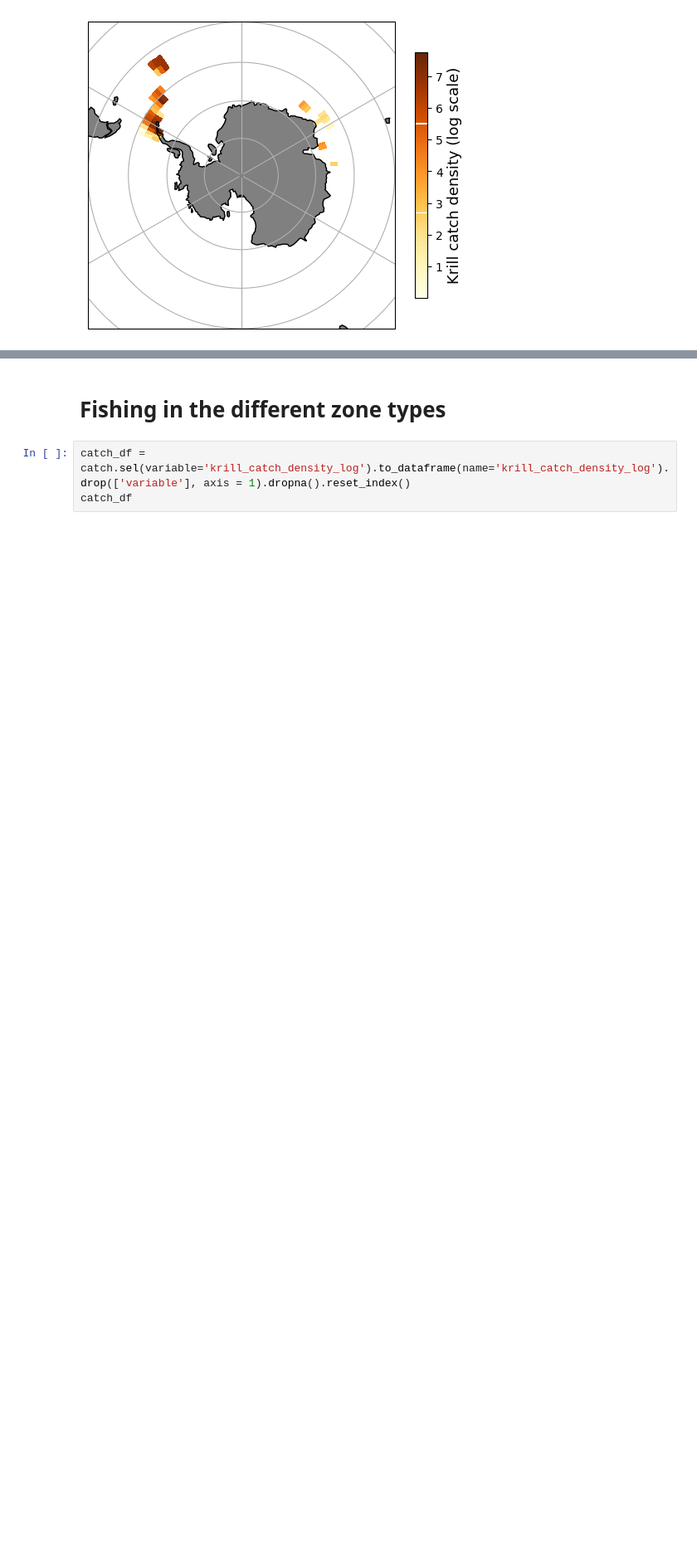
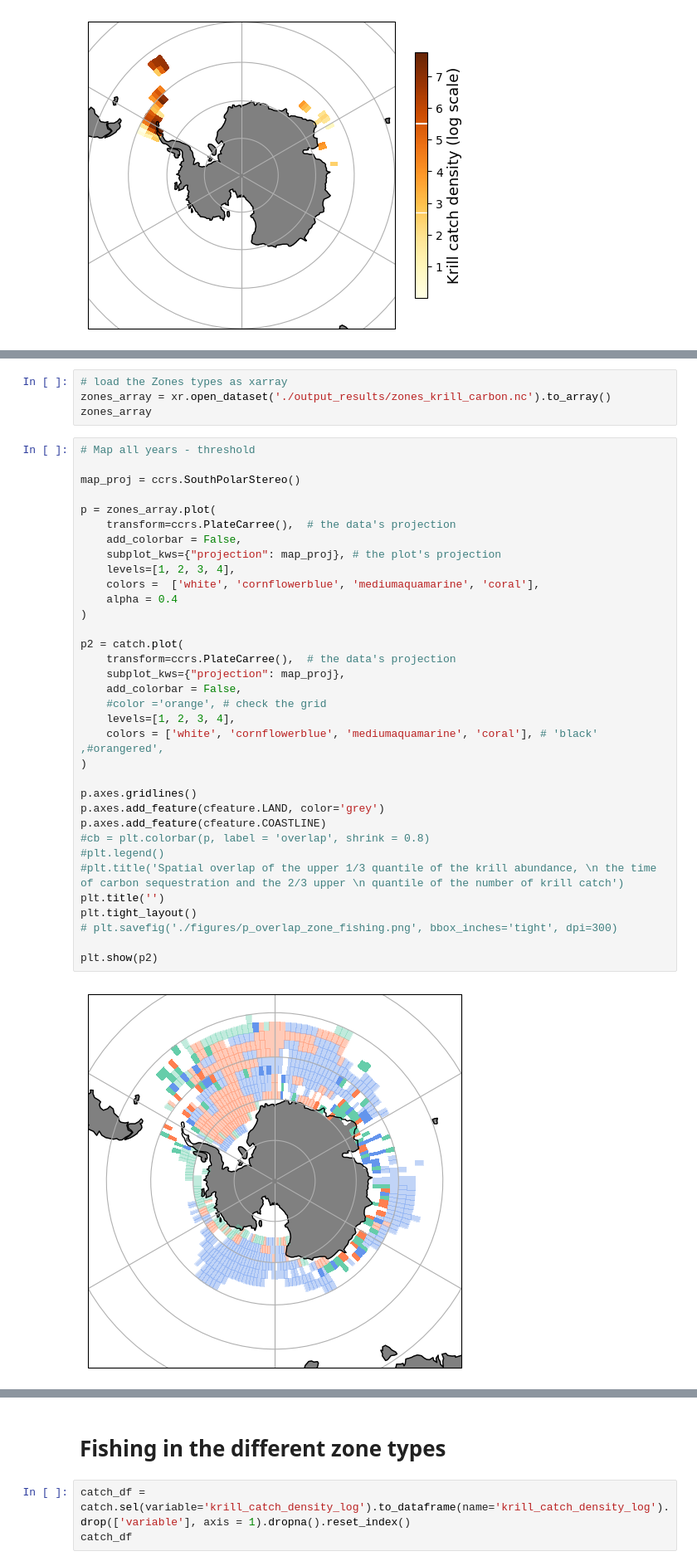
Before and after one commit to AnaelleDurfort/Key_Areas_krill_carbon_sequestration, a Jupyter notebook: 3_Fishing_overlap.ipynb, the cells around one changed output, grey strips where cells are left out. Shown at 83% size. Cells and saved outputs as stored; diff of their text form; blank space fills up the shorter version.

```diff
--- a/3_Fishing_overlap.ipynb
+++ b/3_Fishing_overlap.ipynb
@@ -188,0 +193,40 @@ plt.show()
+# %%
+# load the Zones types as xarray
+zones_array = xr.open_dataset('./output_results/zones_krill_carbon.nc').to_array()
+zones_array
+# %%
+# Map all years - threshold
+
+map_proj = ccrs.SouthPolarStereo()
+
+p = zones_array.plot(
+    transform=ccrs.PlateCarree(),  # the data's projection
+    add_colorbar = False,
+    subplot_kws={"projection": map_proj}, # the plot's projection
+    levels=[1, 2, 3, 4],
+    colors =  ['white', 'cornflowerblue', 'mediumaquamarine', 'coral'],
+    alpha = 0.4
+)
+
+p2 = catch.plot(
+    transform=ccrs.PlateCarree(),  # the data's projection
+    subplot_kws={"projection": map_proj},
+    add_colorbar = False,
+    #color ='orange', # check the grid
+    levels=[1, 2, 3, 4],
+    colors = ['white', 'cornflowerblue', 'mediumaquamarine', 'coral'], # 'black' ,#orangered',
+)
+
+p.axes.gridlines()
+p.axes.add_feature(cfeature.LAND, color='grey')
+p.axes.add_feature(cfeature.COASTLINE)
+#cb = plt.colorbar(p, label = 'overlap', shrink = 0.8)
+#plt.legend()
+#plt.title('Spatial overlap of the upper 1/3 quantile of the krill abundance, \n the time of carbon sequestration and the 2/3 upper \n quantile of the number of krill catch')
+plt.title('')
+plt.tight_layout()
+# plt.savefig('./figures/p_overlap_zone_fishing.png', bbox_inches='tight', dpi=300)
+
+plt.show(p2)
+# %% [output]
+[figure, added]
```
Also changed, not shown: parts of 8 cells of this notebook, 9 other files.
